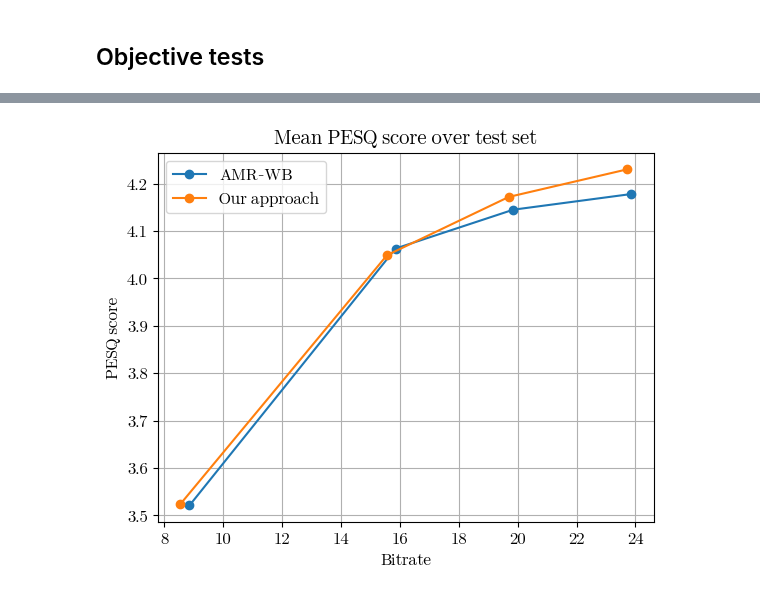
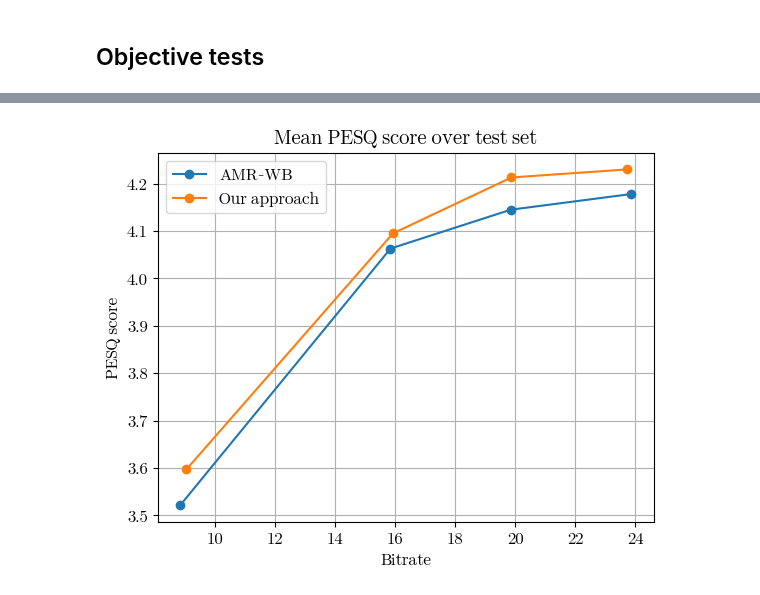
Before and after one commit to sri-kankanahalli/autoencoder-speech-compression, a Jupyter notebook: Visualizations.ipynb, the cells around one changed output, grey strips where cells are left out. Saved outputs shown, nothing was run; the diff lists cells and outputs as text; code cells hidden in the pictures.

```diff
--- a/Visualizations.ipynb
+++ b/Visualizations.ipynb
@@ -226,7 +239,7 @@ plt.show()
 # Coder vs. AMR-WB
 # %%
 amr_bitrates = [8.85, 15.85, 19.85, 23.85]
-our_bitrates = [8.53, 15.56, 19.70, 23.71]
+our_bitrates = [9.06, 15.93, 19.87, 23.71]
 
 def plot_quality_comparison(amr_quality, our_quality,
                             quality_label = "PESQ score",
@@ -264,8 +277,8 @@ plot_quality_comparison(val_amr_pesq, val_our_pesq,
 # %%
 test_amr_pesq = [3.521, 4.063, 4.145, 4.178]
-test_our_pesq = [3.523, 4.049, 4.172, 4.23]
+test_our_pesq = [3.597, 4.095, 4.213, 4.23]
 
 plot_quality_comparison(test_amr_pesq, test_our_pesq,
                         title = 'Mean PESQ score over test set')
 # %% [output]
-[figure, old version]
+[figure, new version]
```
Also changed, not shown: parts of 4 cells of this notebook, 18 other files.
